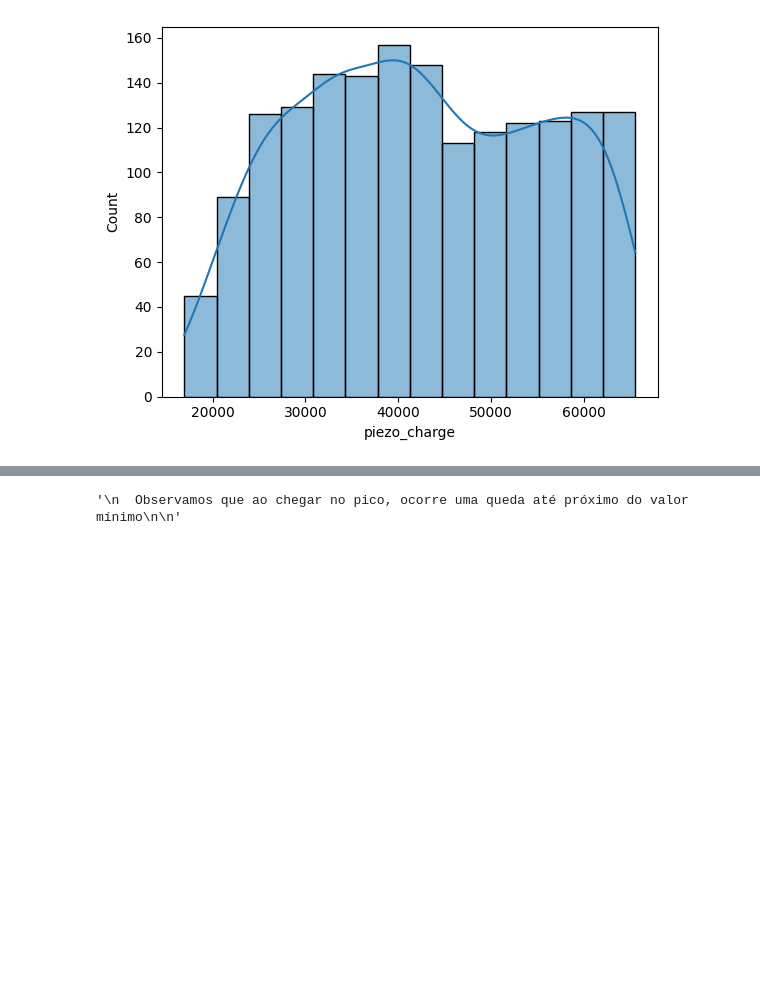
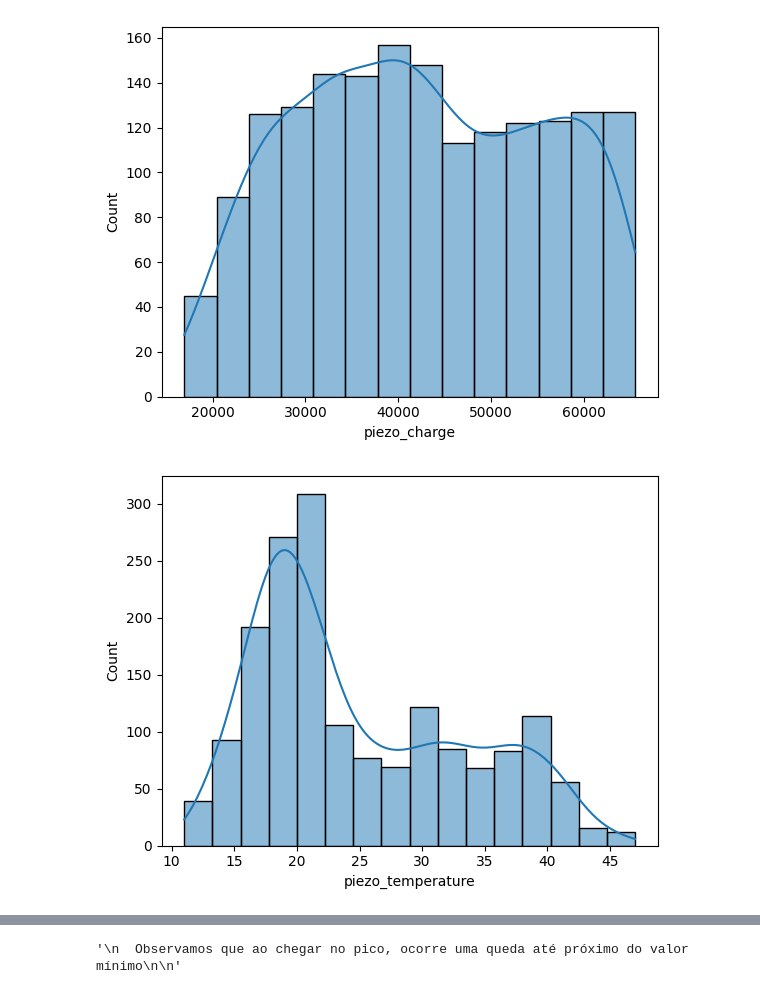
Before and after one commit to cantaruttim/DesafioFieldPRO, a Jupyter notebook: DesafioFieldPRO.ipynb, the cells around one changed output, grey strips where cells are left out. Drawn from its saved outputs; the diff is of its cells as text; code cells hidden in the pictures; blank space fills up the shorter version.

```diff
--- a/DesafioFieldPRO.ipynb
+++ b/DesafioFieldPRO.ipynb
@@ -150,3 +162,7 @@ dataset['piezo_charge'].max(), dataset['piezo_charge'].min()
 sns.histplot(dataset['piezo_charge'], kde = True);
 # %% [output]
 [figure]
+# %%
+sns.histplot(dataset['piezo_temperature'], kde = True);
+# %% [output]
+[figure, added]
```
Also changed, not shown: parts of 43 cells of this notebook.
